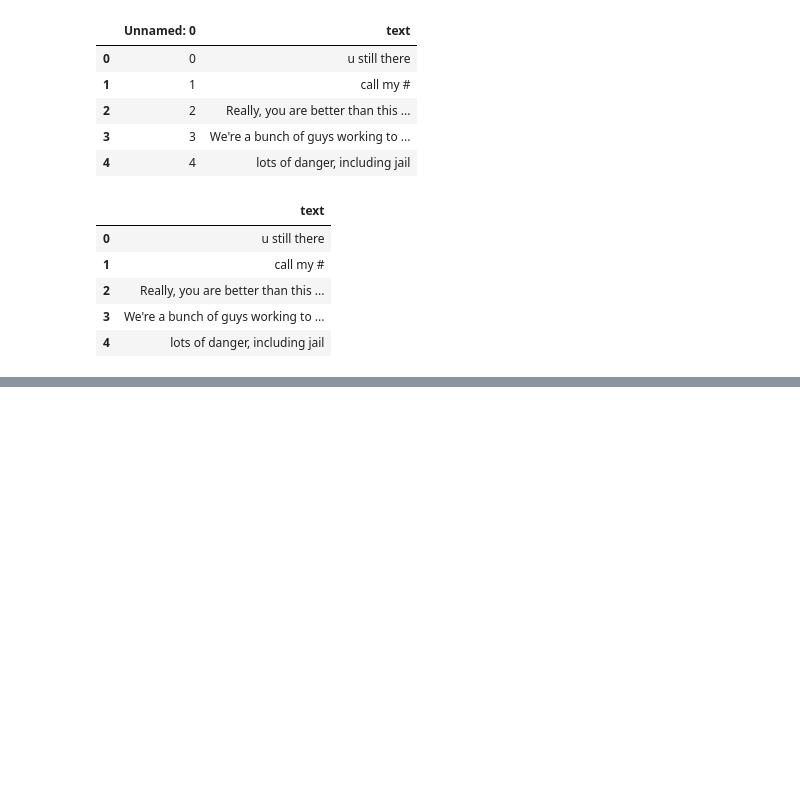
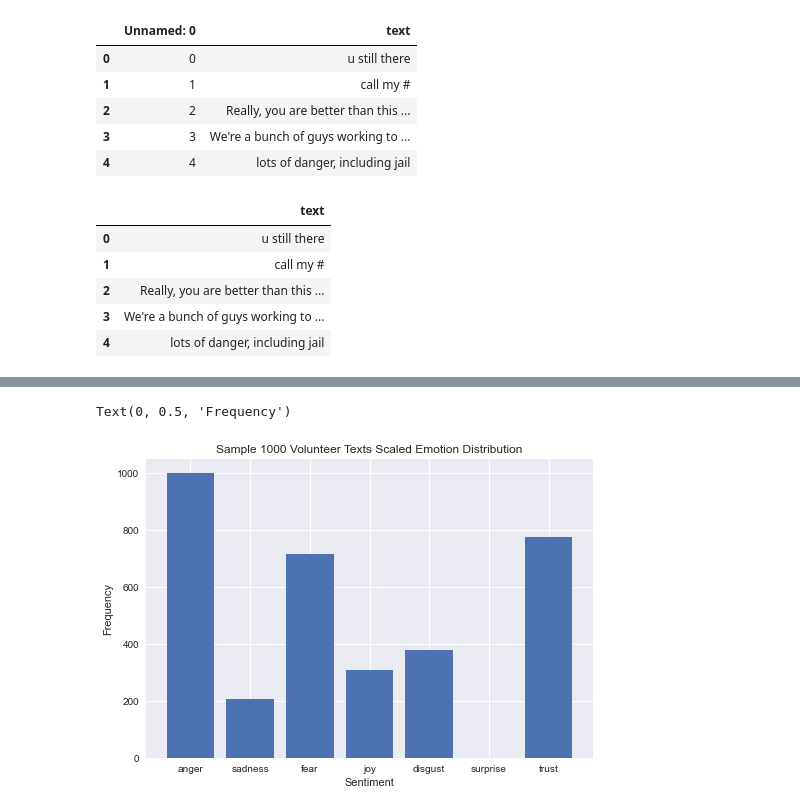
Before and after one commit to cdolfi/epik_open, a Jupyter notebook: notebooks/sentiment_analysis.ipynb, the cells around one changed output, grey strips where cells are left out. Saved outputs shown, nothing was run; the diff lists cells and outputs as text; code cells hidden in the pictures; blank space fills up the shorter version.

```diff
--- a/notebooks/sentiment_analysis.ipynb
+++ b/notebooks/sentiment_analysis.ipynb
@@ -63,0 +66,3 @@ Text(0, 0.5, 'Frequency')
+# %%
+scaler = MinMaxScaler((0, 1000))
+emotions_scaled = scaler.fit_transform(np.asarray(total_emotions).reshape((-1, 1)))
@@ -63,0 +79,9 @@ Text(0, 0.5, 'Frequency')
+# %%
+x_axis = list(emotions_tracked.keys())
+plt.bar(x_axis, emotions_scaled.reshape((-1, )).tolist())
+plt.title(f'Sample {len(df)} Volunteer Texts Scaled Emotion Distribution')
+plt.xlabel('Sentiment')
+plt.ylabel('Frequency')
+# %% [output]
+Text(0, 0.5, 'Frequency')
+[figure, added]
```
Also changed, not shown: parts of 6 cells of this notebook, 2 other files.
